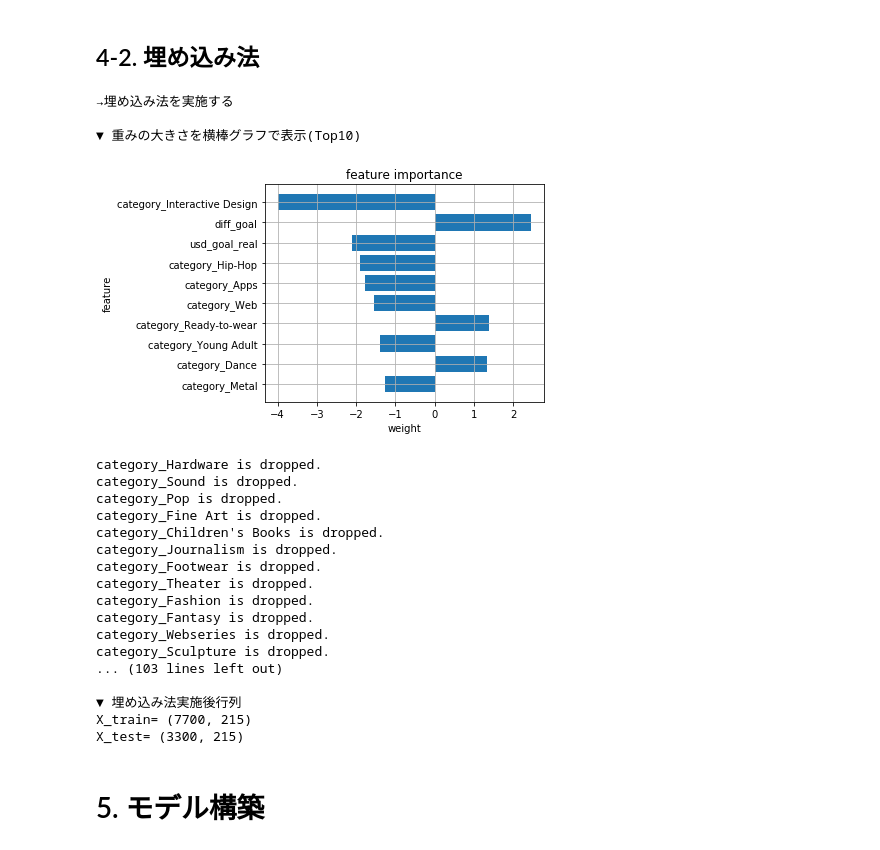
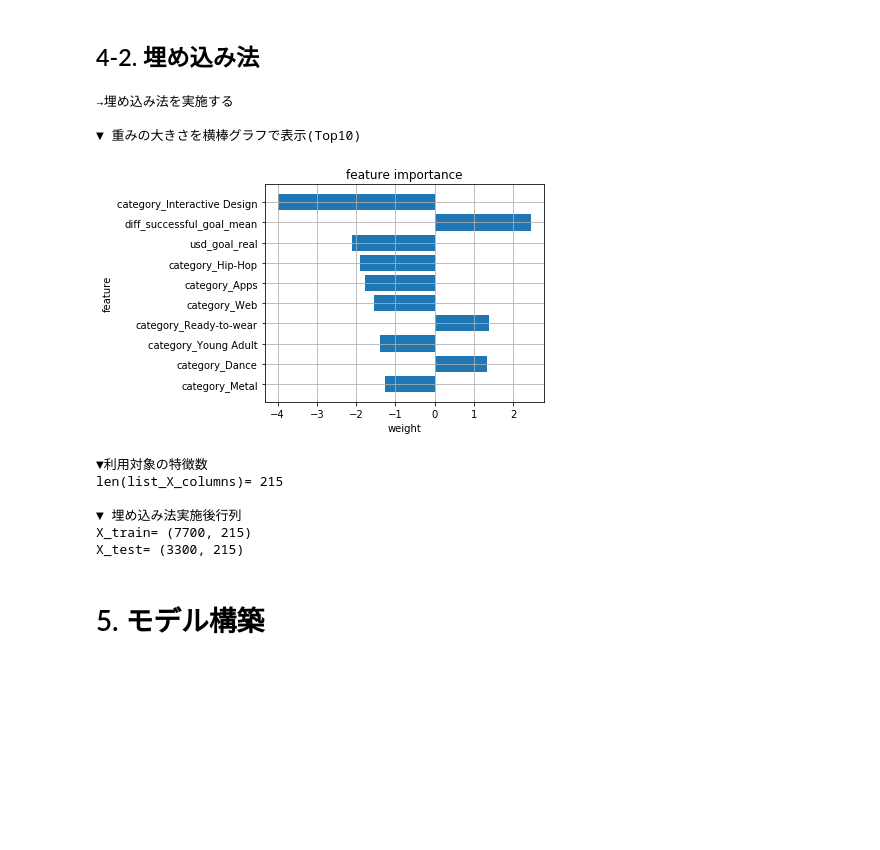
Before and after one commit to arsma12/skillupAI, a Jupyter notebook: Day3_work_長谷川雅代.ipynb, the cells around one changed output. Drawn from its saved outputs; the diff is of its cells as text; code cells hidden in the pictures; blank space fills up the shorter version.

```diff
--- a/Day3_work_長谷川雅代.ipynb
+++ b/Day3_work_長谷川雅代.ipynb
@@ -748,11 +742,11 @@ tb1 = df[df['state']==1][['category','usd_goal_real']]
 tb1 = tb1.reset_index(drop=True).rename(columns={"usd_goal_real" : "successful_goal_mean"})
 tb1_sub = tb1.groupby('category').mean()
 df = df.merge(tb1_sub, on = 'category')
-df['diff_goal'] = df.successful_goal_mean - df.usd_goal_real
+df['diff_successful_goal_mean'] = df.successful_goal_mean - df.usd_goal_real
 df = df.drop(['successful_goal_mean'], axis=1)
 
-max_diff_goal = max(df['diff_goal'])
-df['diff_goal_rate'] = df['diff_goal'] / max_diff_goal
+max_diff_goal = max(df['diff_successful_goal_mean'])
+df['diff_goal_rate'] = df['diff_successful_goal_mean'] / max_diff_goal
 df['saccessful_flg'] = np.where((df.period < 35) & (abs(df.diff_goal_rate) < 0.20), 1, 0)
 show_state_count_plot('saccessful_flg',5,3)
 show_successrate_barplot('saccessful_flg',5,3,baseline)
@@ -822,7 +816,7 @@ enc_norm_col = ['usd_goal_real',
                 'name_char_length',
                 'name_word_num',
                 'period',
-                'diff_goal',
+                'diff_successful_goal_mean',
                ]
 
 # カテゴリ項目組み合わせ制御（除外するしない、ダミー変換するしない)
@@ -1051,48 +1045,37 @@ if(selectFromModel_flg):
     res_df_head = res_df.head(10)
     plt.figure(figsize=(5, 4))
     plt.barh(np.arange(len(res_df_head['feature']))[::-1], res_df_head['weight'], align='center')
     plt.yticks(np.arange(len(res_df_head['feature']))[::-1], res_df_head['feature'])
     plt.title('feature importance')
     plt.xlabel('weight')
     plt.ylabel('feature')
     plt.grid()
     plt.show()
 
     remove_feature = X_columns[ ~sfm.get_support()]
     for f in remove_feature:
         list_X_columns.remove(f)
-        print(f + ' is dropped. ')
+        f_write(f + ' is dropped. ')
 
     print('\n▼利用対象の特徴数')
     print('len(list_X_columns)=',len(list_X_columns))
 
     X_train = X_train[:,sfm.get_support()]
     X_test = X_test[:,sfm.get_support()]
 
     print('\n▼ 埋め込み法実施後行列')
     print('X_train=',X_train.shape)
     print('X_test=',X_test.shape)
 else:
     print('→埋め込み法を実施しない')
     f_write('│埋め込み法を実施しない')
 # %% [output]
 →埋め込み法を実施する
 
 ▼ 重みの大きさを横棒グラフで表示(Top10)
-[figure, old version]
+[figure, new version]
-category_Hardware is dropped.
-category_Sound is dropped.
-category_Pop is dropped.
-category_Fine Art is dropped.
-category_Children's Books is dropped.
-category_Journalism is dropped.
-category_Footwear is dropped.
-category_Theater is dropped.
-category_Fashion is dropped.
-category_Fantasy is dropped.
-category_Webseries is dropped.
-category_Sculpture is dropped.
-... (103 lines left out)
+▼利用対象の特徴数
+len(list_X_columns)= 215
 
 ▼ 埋め込み法実施後行列
 X_train= (7700, 215)
```
Also changed, not shown: parts of 11 cells of this notebook.
